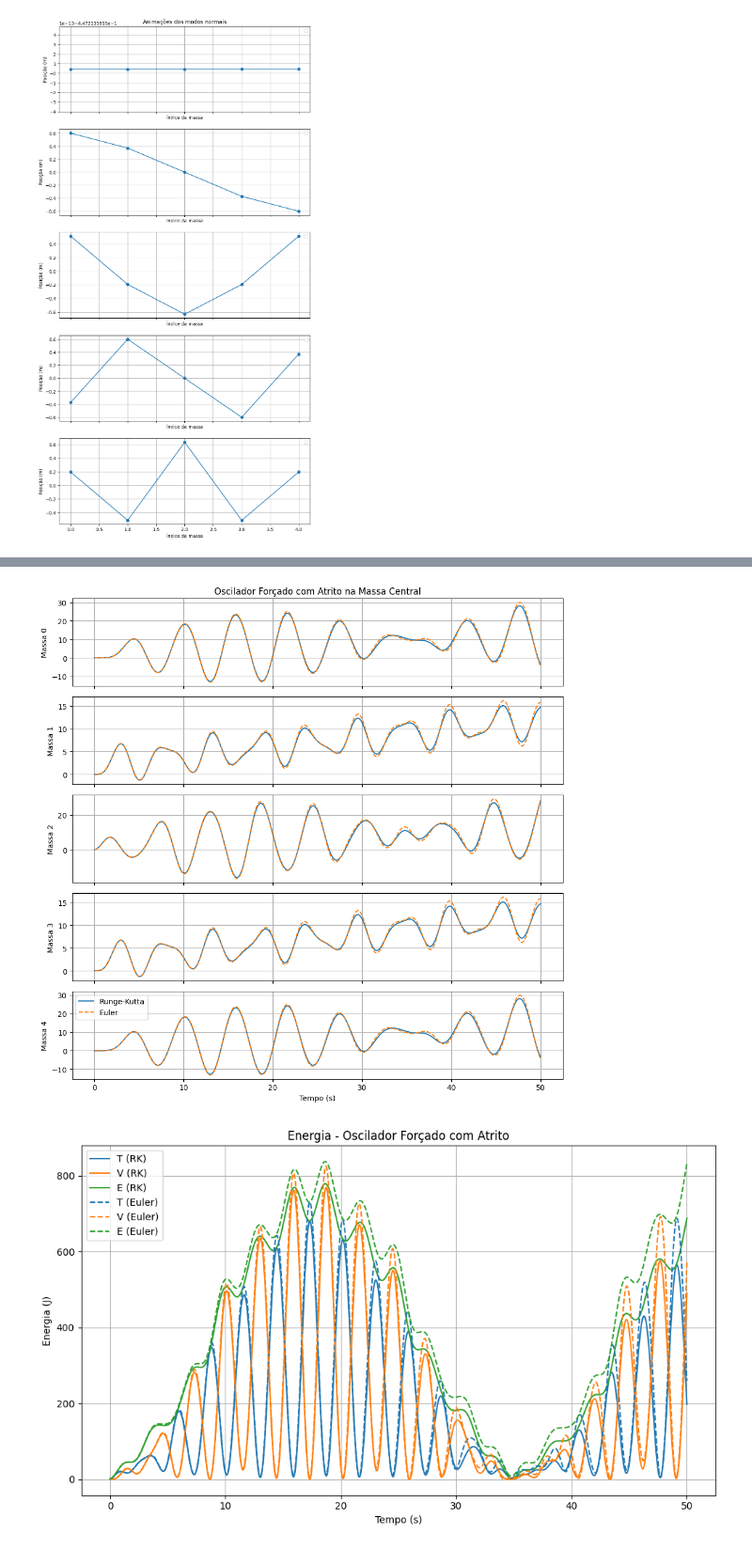
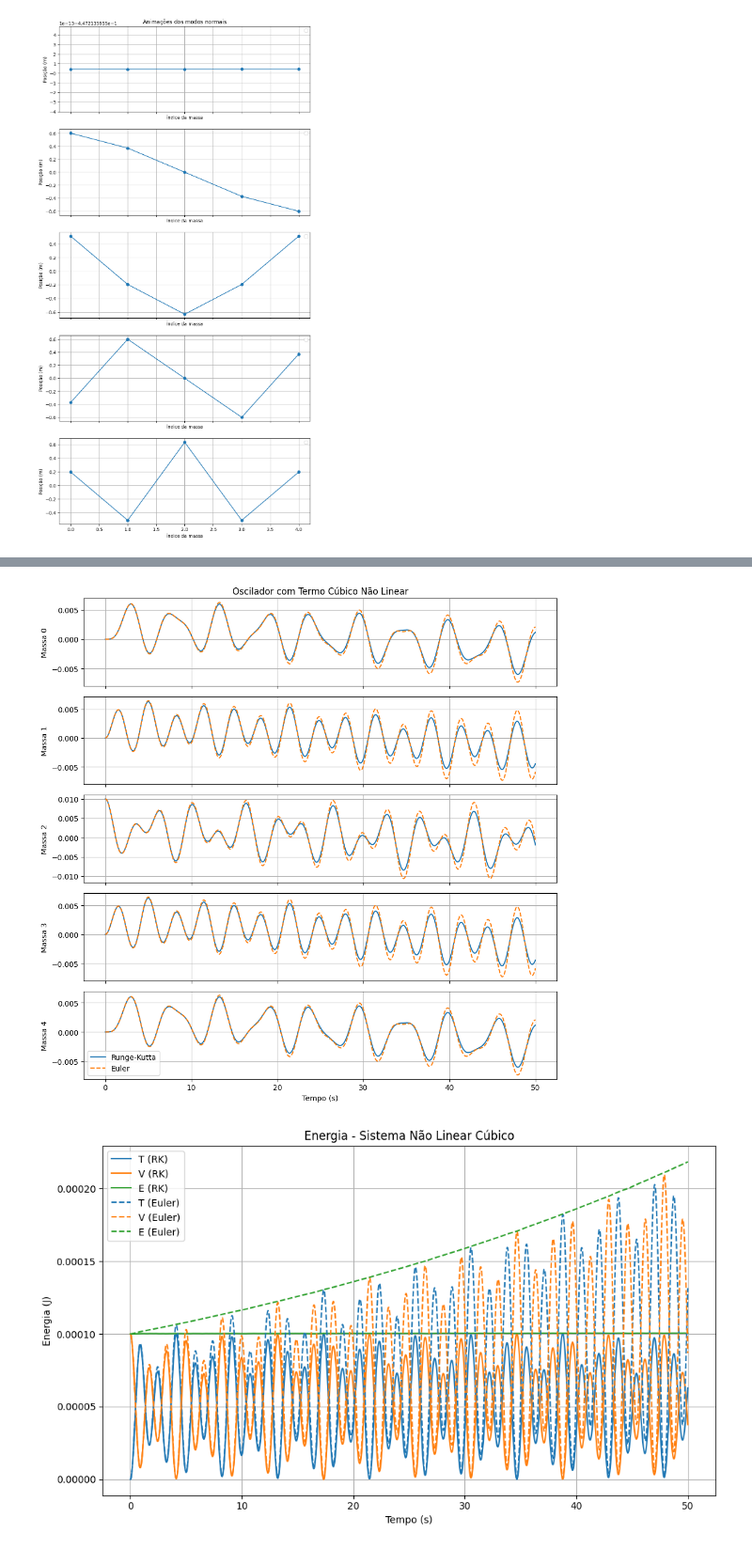
Before and after one commit to RafaelFernandesIST/FC_Grupo22, a Jupyter notebook: Projeto_2/projeto_2.ipynb, the cells around one changed output, grey strips where cells are left out. Shown at 94% size. Saved outputs shown, nothing was run; the diff lists cells and outputs as text; code cells hidden in the pictures.

```diff
--- a/Projeto_2/projeto_2.ipynb
+++ b/Projeto_2/projeto_2.ipynb
@@ -361,15 +429,11 @@ plt.show()
 # %%
-# Subclasse para incluir atrito e força externa no sistema
-class ForcedDampedOscillator(Coupled_Oscillators):
-    def __init__(self, N, m=1.0, k_springs=1.0, c=0.5, F0=1.0, omega_ext=1.0, forced_mass_index=0,
-                 left_wall_k=0.0, right_wall_k=0.0):
+# Subclasse para incluir um termo cúbico na força de retorno
+class CubicNonlinearOscillator(Coupled_Oscillators):
+    def __init__(self, N, m=1.0, k_springs=1.0, alpha=1.0, left_wall_k=0.0, right_wall_k=0.0):
         super().__init__(N, m, k_springs, left_wall_k, right_wall_k)
-        self.c = c
-        self.F0 = F0
-        self.omega_ext = omega_ext
-        self.forced_mass_index = forced_mass_index
+        self.alpha = alpha  # Coeficiente do termo cúbico
 
-    def solve_forced_system(self, x0=None, v0=None, t_max=50, num_points=10000):
+    def solve_nonlinear_cubic(self, x0=None, v0=None, t_max=50, num_points=10000):
         N = self.N
         if x0 is None:
             x0 = np.zeros(N)
@@ -384,45 +448,43 @@ class ForcedDampedOscillator(Coupled_Oscillators):
         def system(t, y):
             x = y[:N]
             v = y[N:]
             dxdt = v
-            damping = -self.c * v
-            restoring = -self.K @ x
-            forcing = np.zeros(N)
-            forcing[self.forced_mass_index] = self.F0 * np.cos(self.omega_ext * t)
-            dvdt = self.M_inv @ (restoring + damping + forcing)
+            restoring = self.K @ x
+            cubic_force = self.alpha * x**3  # termo cúbico aplicado componente a componente
+            dvdt = -self.M_inv @ (restoring + cubic_force)
             return np.concatenate([dxdt, dvdt])
 
         # Resolver com Runge-Kutta
         sol = solve_ivp(system, t_span, y0, t_eval=t_eval)
 
         # Euler
         t_euler, y_euler = euler_method(system, 0, y0, t_max, h)
 
         class EulerSol:
             def __init__(self, t, u):
                 self.t = t
                 self.u = u.T
 
         sol_euler = EulerSol(t_euler, y_euler)
 
         return sol.t, sol.y, sol_euler.t, sol_euler.u
 
-    # Simulação com atrito e força externa numa das massas
+# Simulação com termo cúbico não linear
 N = 5
 m, k = 1.0, 1.0
+alpha = 100.0  # intensidade do termo cúbico
 delta_x = 0.01
 t_max = 50
 
-# Oscilador com atrito e força aplicada à massa do meio
-osc_forced = ForcedDampedOscillator(N, m, k, c=0, F0=10, omega_ext=1.0, forced_mass_index=N//2)
-x0 = np.zeros(N)
+# Criar sistema não linear
+osc_nonlinear = CubicNonlinearOscillator(N, m, k, alpha=alpha)
+x0 = [delta_x if i == N // 2 else 0 for i in range(N)]  # deslocamento inicial só na massa central
 v0 = np.zeros(N)
-v0[N // 2] = 1.0  # a massa central começa com velocidade 1.0
 
-t, rk_fd, _, euler_fd = osc_forced.solve_forced_system(x0, v0, t_max=t_max)
+t, rk_nl, _, euler_nl = osc_nonlinear.solve_nonlinear_cubic(x0=x0, v0=v0, t_max=t_max)
 
-plot_displacements(t, rk_fd[:N], euler_fd[:N], "Oscilador Forçado com Atrito na Massa Central")
-plot_energies(t, rk_fd, euler_fd, osc_forced.M, osc_forced.K, "Energia - Oscilador Forçado com Atrito")
+plot_displacements(t, rk_nl[:N], euler_nl[:N], "Oscilador com Termo Cúbico Não Linear")
+plot_energies(t, rk_nl, euler_nl, osc_nonlinear.M, osc_nonlinear.K, "Energia - Sistema Não Linear Cúbico")
 # %% [output]
-[figure, old version]
+[figure, new version]
-[figure, old version]
+[figure, new version]
```
Also changed, not shown: parts of 2 cells of this notebook.
